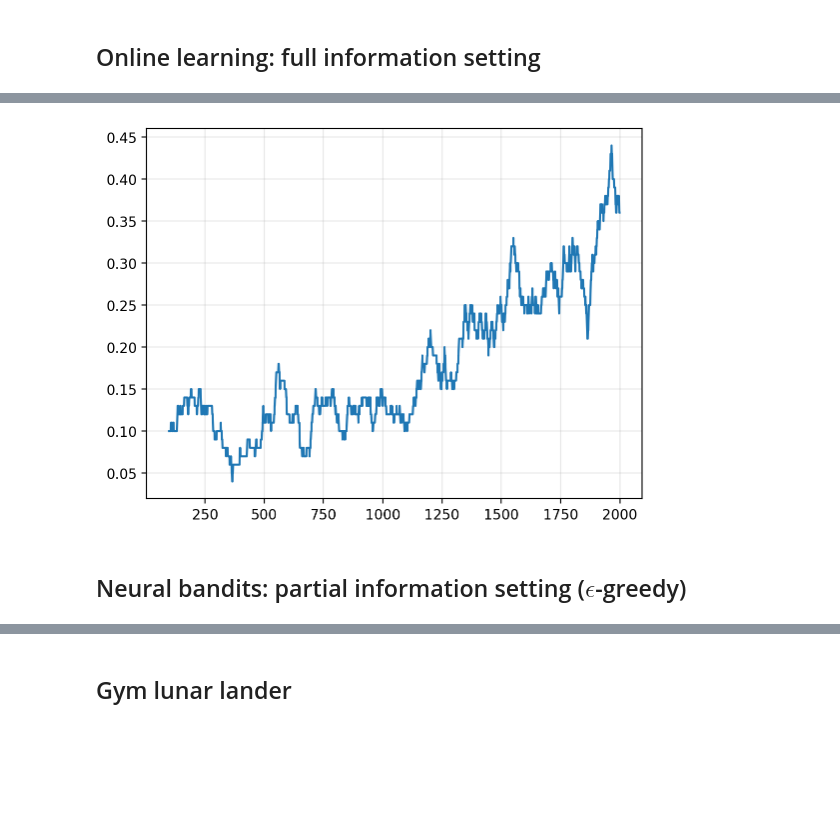
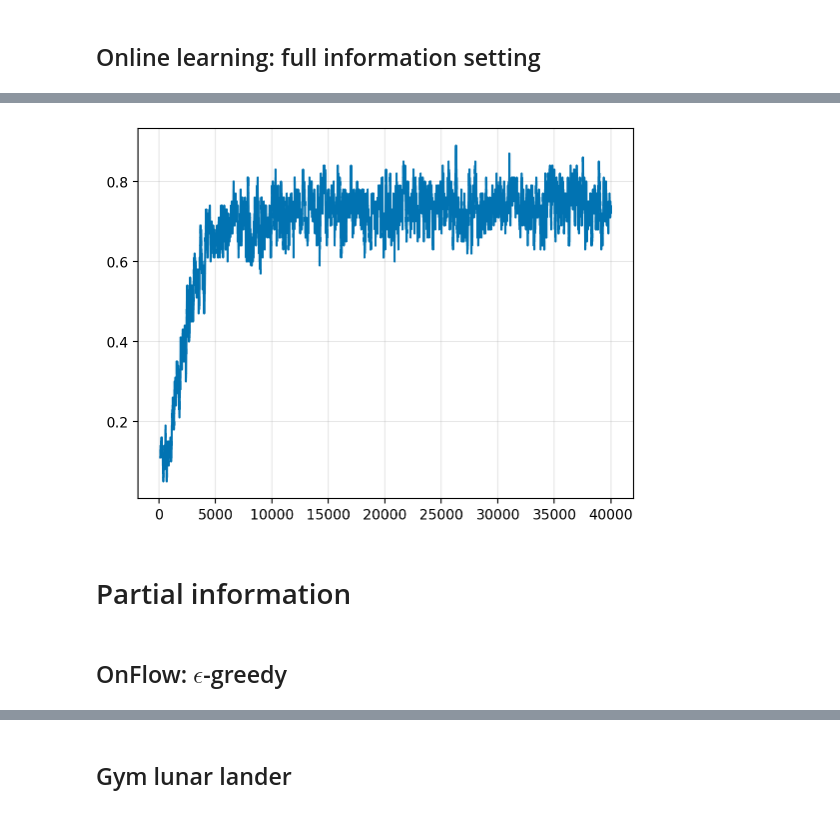
Before and after one commit to gerdm/low-rank-last-layer-inference, a Jupyter notebook: experiments/rl-toy.ipynb, the cells around one changed output, grey strips where cells are left out. Saved outputs shown, nothing was run; the diff lists cells and outputs as text; code cells hidden in the pictures; blank space fills up the shorter version.

```diff
--- a/experiments/rl-toy.ipynb
+++ b/experiments/rl-toy.ipynb
@@ -8,3 +12,5 @@ import matplotlib.pyplot as plt
+# %%
+sns.set_palette("colorblind")
 # %%
 %config InlineBackend.figure_format = "retina"
 # %%
@@ -83,24 +70,0 @@ context_init, state_init, reward, done, _ = env.step(key_env_step, state, action
-# %%
-def step(state, t):
-    key_step = jax.random.fold_in(key_run, t)
-    key_step, key_take = jax.random.split(key_step)
-
-    bel, context, env_state = state
-
-    # Take action
-    action = agent.sample_predictive(key_take, bel, context[..., None]).argmax()
-
-    # Obtain reward
-    is_not_correct = -1 * (action != env_state.correct_label)
-    y = jax.nn.one_hot(env_state.correct_label * is_not_correct, 10)
-
-    # Update belief
-
-    bel_update = agent.update(bel, y, context[..., None])
-
-
-    # Take next step
-    context_new, env_state, reward, done, _ = env.step(key_step, env_state, action, env_params)
-
-
-    return (bel_update, context_new, env_state), (y, reward)
@@ -157,15 +105,15 @@ agent = onflow.LowRankLastLayer(
     cov_fn,
     rank=50,
     dynamics_hidden=0.0,
-    dynamics_last=1e-4
+    dynamics_last=0.0
 )
 # %%
 %%time
 bel_init = agent.init_bel(params_init, low_rank_diag=True, cov_hidden=1.0, cov_last=1.0)
 u_init = (bel_init, context_init, state_init)
-steps = 2_000
+steps = 40_000
 
-state_final, (actions, rewards) = jax.lax.scan(step, u_init, jnp.arange(steps))
-rewards = jax.block_until_ready(rewards)
-rewards = (rewards + 1) / 2
+state_final, (actions, rewards_fullinfo) = jax.lax.scan(step, u_init, jnp.arange(steps))
+rewards_fullinfo = jax.block_until_ready(rewards_fullinfo)
+rewards_fullinfo = (rewards_fullinfo + 1) / 2
 # %% [output]
@@ -174,10 +122,12 @@ Wall time: 7.41 s
 # %%
-pd.Series(rewards).rolling(100).mean().plot()
+pd.Series(rewards_fullinfo).rolling(100).mean().plot()
 plt.grid(alpha=0.3)
 # %% [output]
-[figure, old version]
+[figure, new version]
-# %% [markdown]
-## Neural bandits: partial information setting ($\epsilon$-greedy)
+# %% [markdown]
+# Partial information
+# %% [markdown]
+## OnFlow: $\epsilon$-greedy
 # %%
 def mean_fn(params, x):
     if isinstance(x, tuple):
```
Also changed, not shown: parts of 50 cells of this notebook.
